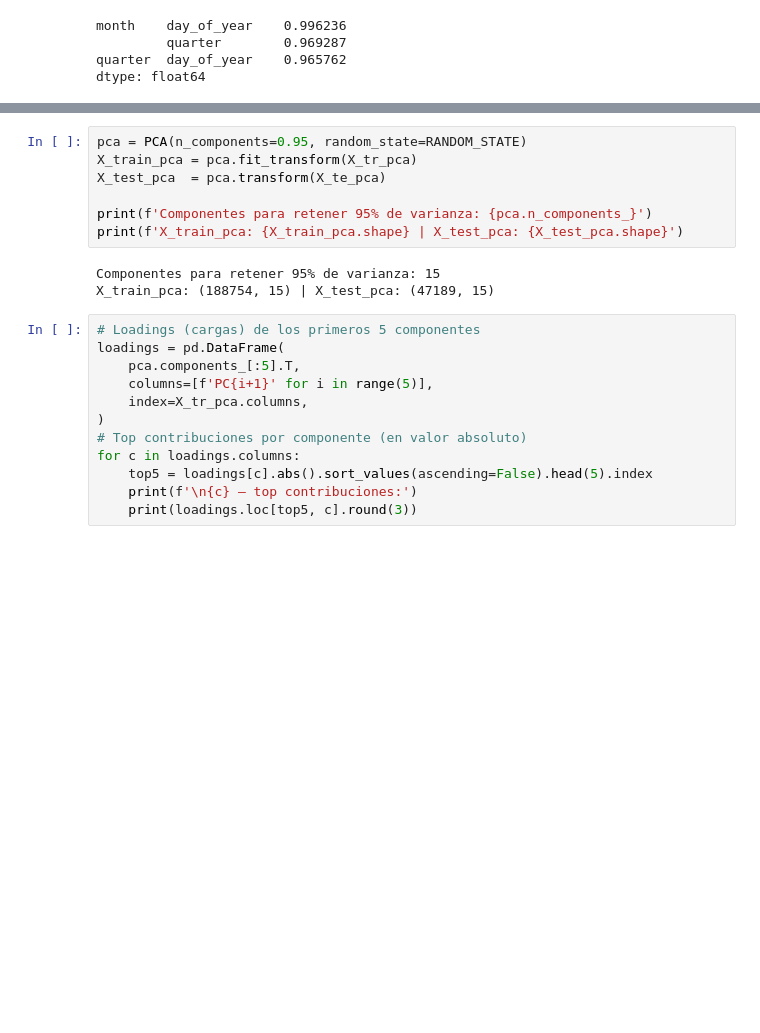
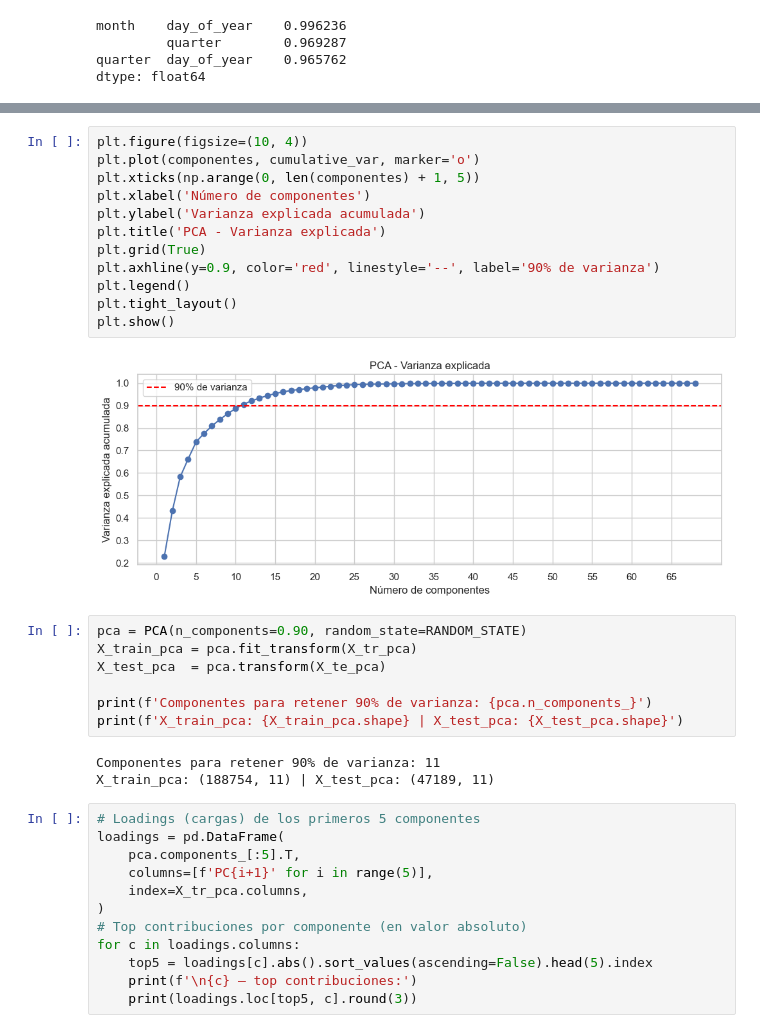
Before and after one commit to francomor/ceia-analisis-de-datos-tp-final, a Jupyter notebook: 2.tp_final_parte2_fran.ipynb, the cells around one changed output, grey strips where cells are left out. Cells and saved outputs as stored; diff of their text form; blank space fills up the shorter version.

```diff
--- a/2.tp_final_parte2_fran.ipynb
+++ b/2.tp_final_parte2_fran.ipynb
@@ -710,13 +629,27 @@ plt.show()
+# %%
+plt.figure(figsize=(10, 4))
+plt.plot(componentes, cumulative_var, marker='o')
+plt.xticks(np.arange(0, len(componentes) + 1, 5))
+plt.xlabel('Número de componentes')
+plt.ylabel('Varianza explicada acumulada')
+plt.title('PCA - Varianza explicada')
+plt.grid(True)
+plt.axhline(y=0.9, color='red', linestyle='--', label='90% de varianza')
+plt.legend()
+plt.tight_layout()
+plt.show()
+# %% [output]
+[figure, added]
 # %%
-pca = PCA(n_components=0.95, random_state=RANDOM_STATE)
+pca = PCA(n_components=0.90, random_state=RANDOM_STATE)
 X_train_pca = pca.fit_transform(X_tr_pca)
 X_test_pca  = pca.transform(X_te_pca)
 
-print(f'Componentes para retener 95% de varianza: {pca.n_components_}')
+print(f'Componentes para retener 90% de varianza: {pca.n_components_}')
 print(f'X_train_pca: {X_train_pca.shape} | X_test_pca: {X_test_pca.shape}')
 # %% [output]
-Componentes para retener 95% de varianza: 15
-X_train_pca: (188754, 15) | X_test_pca: (47189, 15)
+Componentes para retener 90% de varianza: 11
+X_train_pca: (188754, 11) | X_test_pca: (47189, 11)
 # %%
 # Loadings (cargas) de los primeros 5 componentes
 loadings = pd.DataFrame(
```
Also changed, not shown: parts of 16 cells of this notebook.
